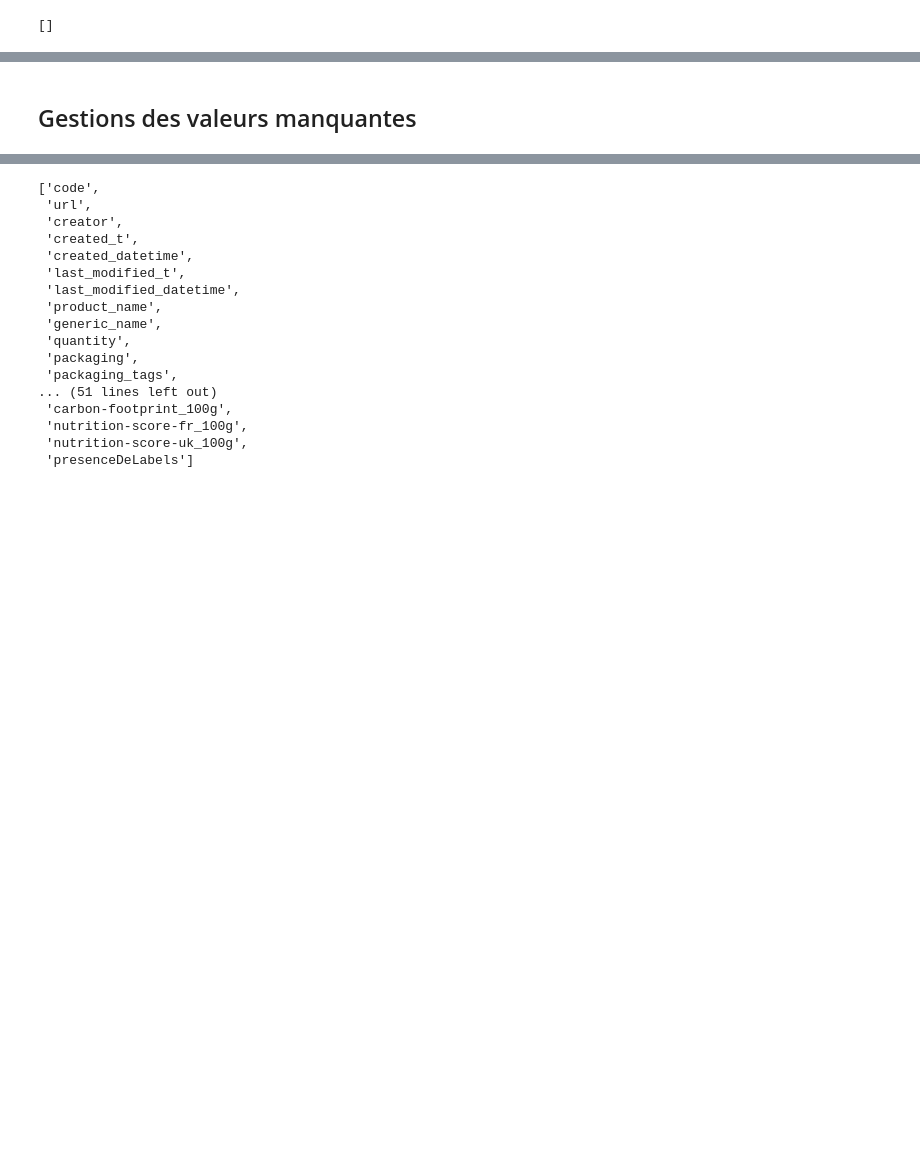
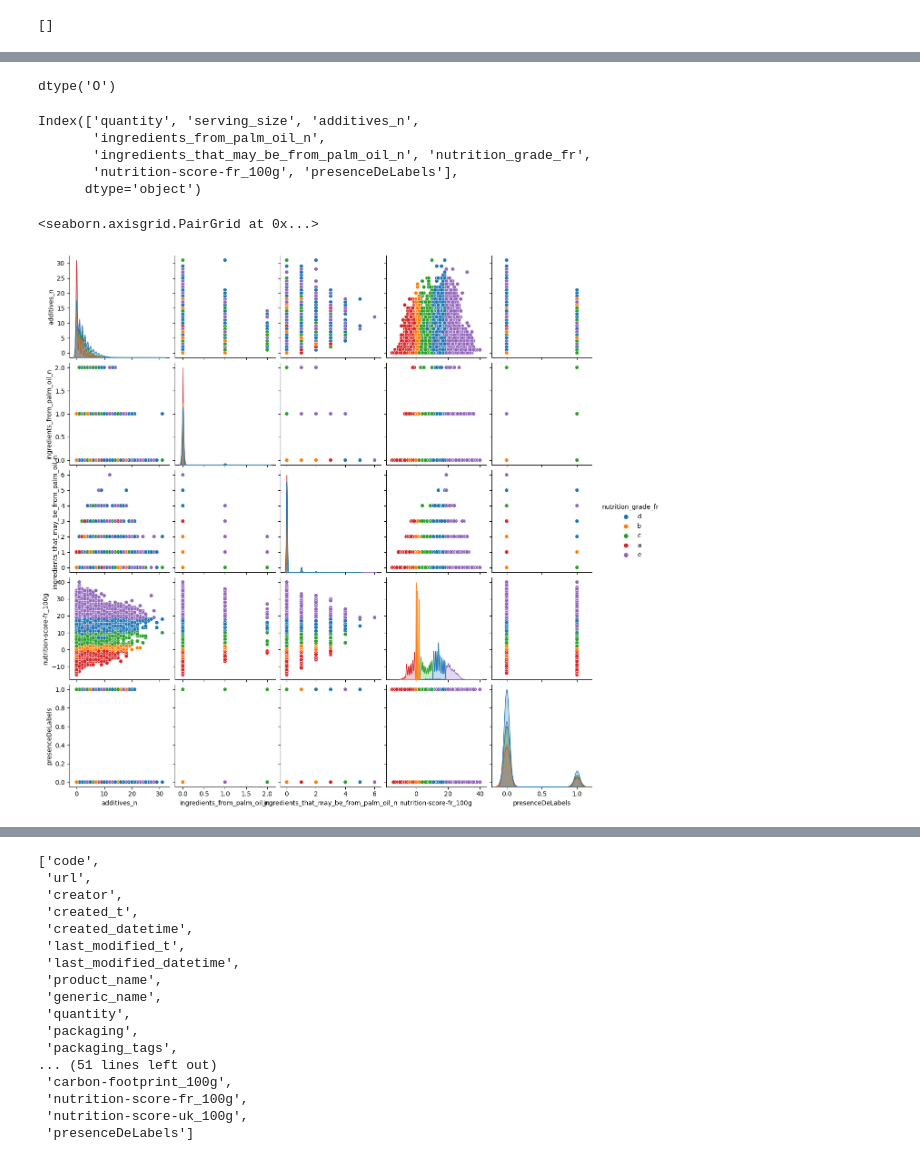
Before and after one commit to kevin-EK/Concevez-une-application-au-service-de-la-sant-publique, a Jupyter notebook: P3 Sélection de variable & Feature Engenering Brouillon .ipynb, the cells around one changed output, grey strips where cells are left out. Saved outputs shown, nothing was run; the diff lists cells and outputs as text; code cells hidden in the pictures; blank space fills up the shorter version.

```diff
--- a/P3 Sélection de variable & Feature Engenering Brouillon .ipynb
+++ b/P3 Sélection de variable & Feature Engenering Brouillon .ipynb
@@ -643,2 +641,20 @@ df_openfoodfacts.to_csv('df_openfoodfacts.csv')
-# %% [markdown]
-## Gestions des valeurs manquantes
+# %%
+openfoodfacts.serving_size.dtypes
+# %% [output]
+dtype('O')
+# %%
+etude_test = openfoodfacts[openfoodfacts.columns[(~openfoodfacts.columns.isin(nutrition_facts)) & (openfoodfacts.columns.isin(colgarder))]]\
+.drop(columns=['code','ingredients_text','product_name','categories_fr','main_category_fr'])
+# %%
+etude_test.columns
+# %% [output]
+Index(['quantity', 'serving_size', 'additives_n',
+       'ingredients_from_palm_oil_n',
+       'ingredients_that_may_be_from_palm_oil_n', 'nutrition_grade_fr',
+       'nutrition-score-fr_100g', 'presenceDeLabels'],
+      dtype='object')
+# %%
+sns.pairplot(etude_test, hue="nutrition_grade_fr")
+# %% [output]
+<seaborn.axisgrid.PairGrid at 0x...>
+[figure, added]
```
Also changed, not shown: parts of 38 cells of this notebook, 1 other file.
